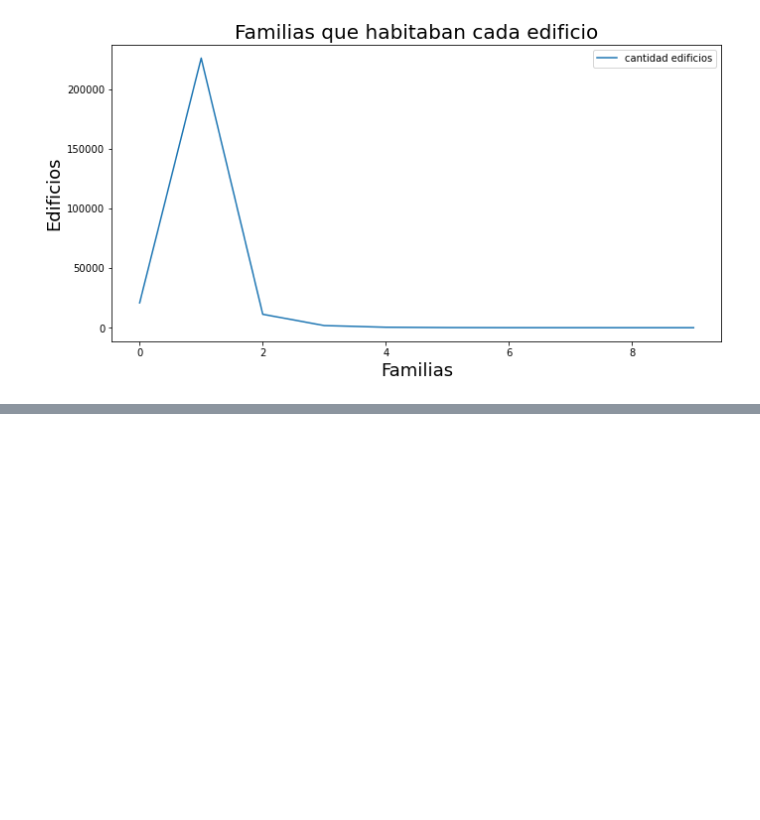
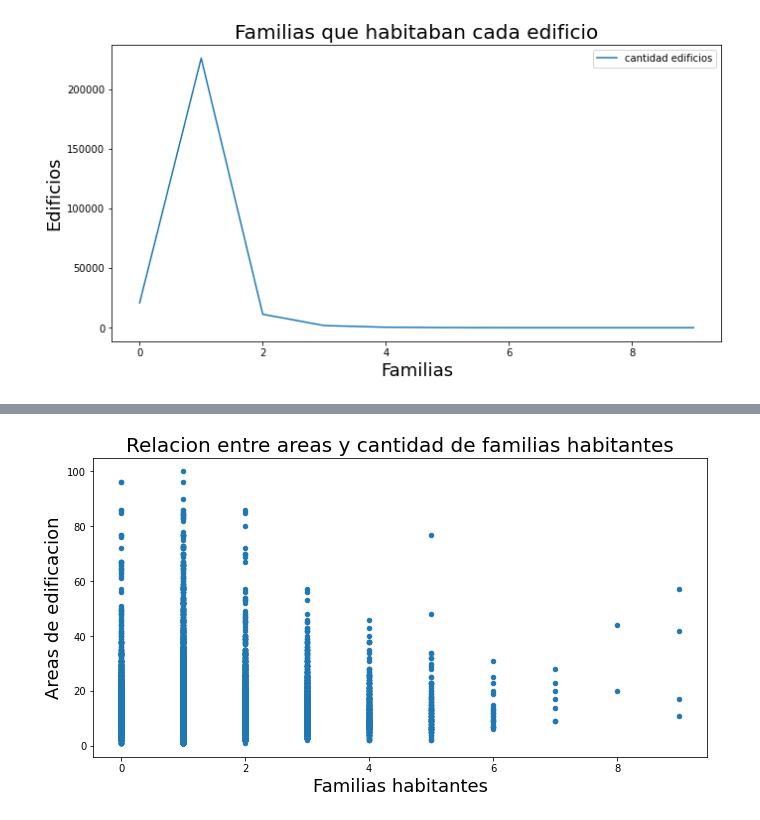
Before and after one commit to FranciscoGauna/TP-Datos-2021, a Jupyter notebook: Usos de las edificaciones.ipynb, the cells around one changed output, grey strips where cells are left out. Cells and saved outputs as stored; diff of their text form; code cells hidden in the pictures; blank space fills up the shorter version.

Commit message:
agrego grafico areas y flias

```diff
--- a/Usos de las edificaciones.ipynb
+++ b/Usos de las edificaciones.ipynb
@@ -250,3 +251,6 @@ g.set_ylabel("Edificios", fontsize=18);
 [figure]
 # %%
 #Conclusión: En la mayoría de casas dañadas vivía sólo 1 familia (226115 casas).
+# %%
+fliasEnArea = values[['building_id', 'count_families', 'area_percentage']]
+fliasEnArea.head(10)
@@ -252,0 +269,9 @@ g.set_ylabel("Edificios", fontsize=18);
+# %%
+fliasEnArea.plot(kind='scatter', x='count_families', y='area_percentage',figsize=(11,5.5))
+g=plt.gca()
+g.set_title("Relacion entre areas y cantidad de familias habitantes",\
+            fontsize=20);
+g.set_xlabel("Familias habitantes", fontsize=18);
+g.set_ylabel("Areas de edificacion", fontsize=18);
+# %% [output]
+[figure, added]
```
Also changed, not shown: parts of 2 cells of this notebook.
